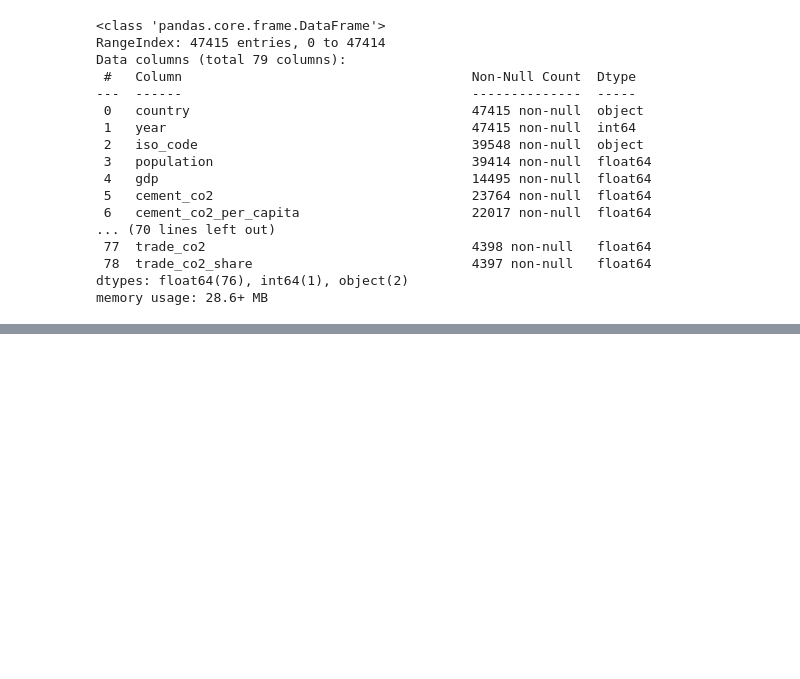
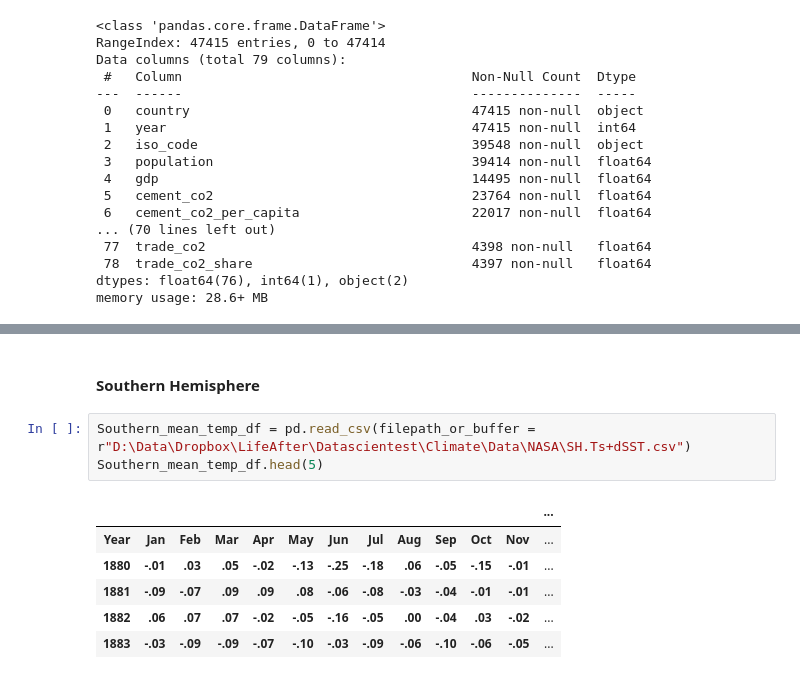
Before and after one commit to shichik07/ClimateAnalysis, a Jupyter notebook: DataExploration/Climate_Explore.ipynb, the cells around one changed output, grey strips where cells are left out. Saved outputs shown, nothing was run; the diff lists cells and outputs as text; blank space fills up the shorter version.

```diff
--- a/DataExploration/Climate_Explore.ipynb
+++ b/DataExploration/Climate_Explore.ipynb
@@ -112,0 +144,12 @@ Lastly, we load the temperature anomaly (deviation - reference period 1951-1980)
+# %% [markdown]
+#### Southern Hemisphere
+# %%
+Southern_mean_temp_df = pd.read_csv(filepath_or_buffer = r"D:\Data\Dropbox\LifeAfter\Datascientest\Climate\Data\NASA\SH.Ts+dSST.csv")
+Southern_mean_temp_df.head(5)
+# %% [output]
+|  |  |  |  |  |  |  |  |  |  |  |  | ... |
+| Year | Jan | Feb | Mar | Apr | May | Jun | Jul | Aug | Sep | Oct | Nov | ... |
+| 1880 | -.01 | .03 | .05 | -.02 | -.13 | -.25 | -.18 | .06 | -.05 | -.15 | -.01 | ... |
+| 1881 | -.09 | -.07 | .09 | .09 | .08 | -.06 | -.08 | -.03 | -.04 | -.01 | -.01 | ... |
+| 1882 | .06 | .07 | .07 | -.02 | -.05 | -.16 | -.05 | .00 | -.04 | .03 | -.02 | ... |
+| 1883 | -.03 | -.09 | -.09 | -.07 | -.10 | -.03 | -.09 | -.06 | -.10 | -.06 | -.05 | ... |
```
Also changed, not shown: parts of 10 cells of this notebook.
